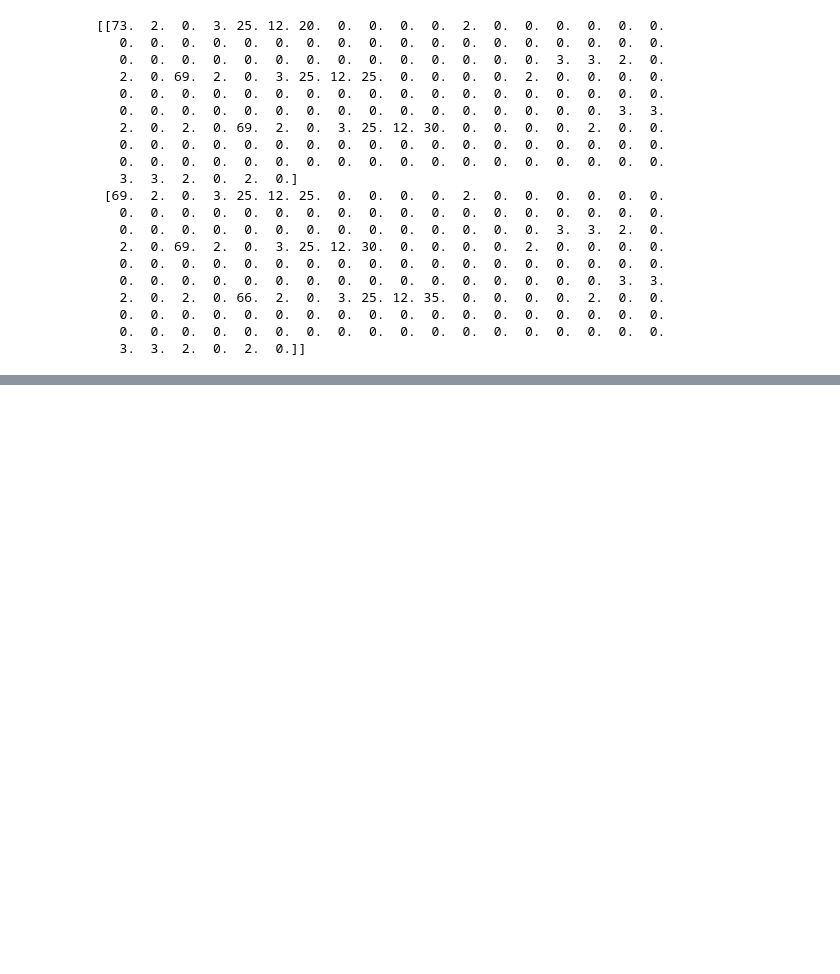
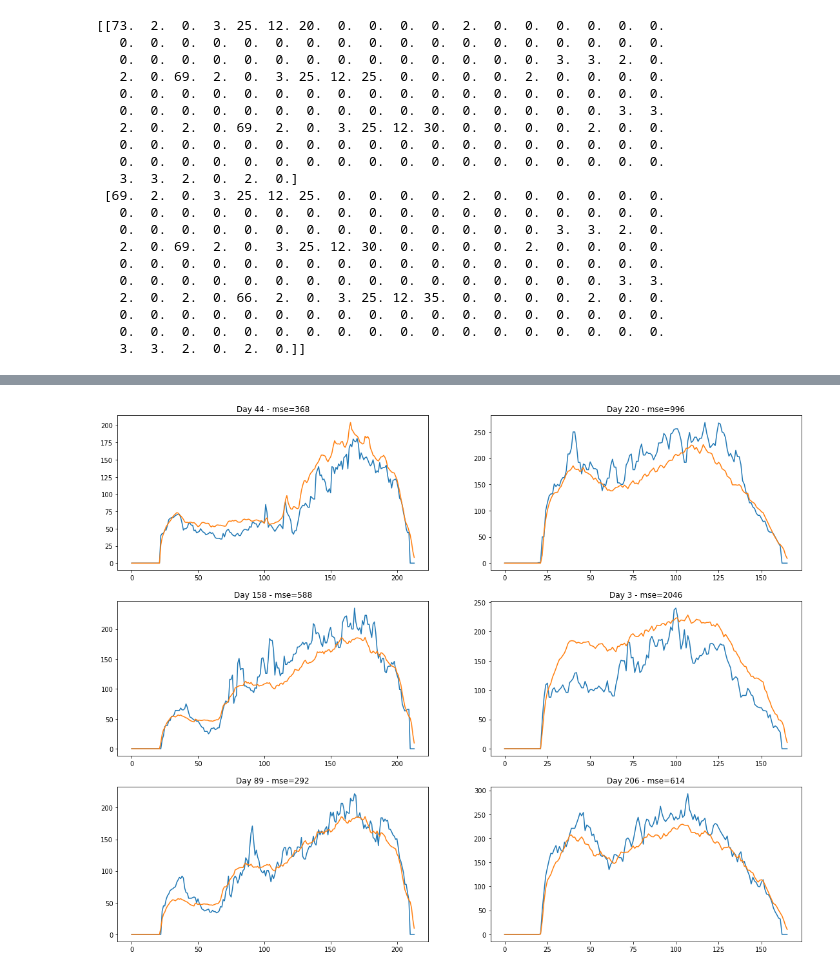
Before and after one commit to lukoucky/swimming_pool_attendance_prediction, a Jupyter notebook: DataHelperDebug.ipynb, the cells around one changed output, grey strips where cells are left out. Saved outputs shown, nothing was run; the diff lists cells and outputs as text; code cells hidden in the pictures; blank space fills up the shorter version.

```diff
--- a/DataHelperDebug.ipynb
+++ b/DataHelperDebug.ipynb
@@ -80,3 +78,7 @@ print(dh.mse_on_testing_days(mac, columns, time_step_back))
+# %%
+dh.show_n_days_prediction(mac, ['pool','day_of_week','month','hour','minute'])
+# %% [output]
+[figure, added]
 # %%
 ds = DaysStatistics()
 ds.days = dh.get_training_days()
```
Also changed, not shown: parts of 4 cells of this notebook, 1 other file.
